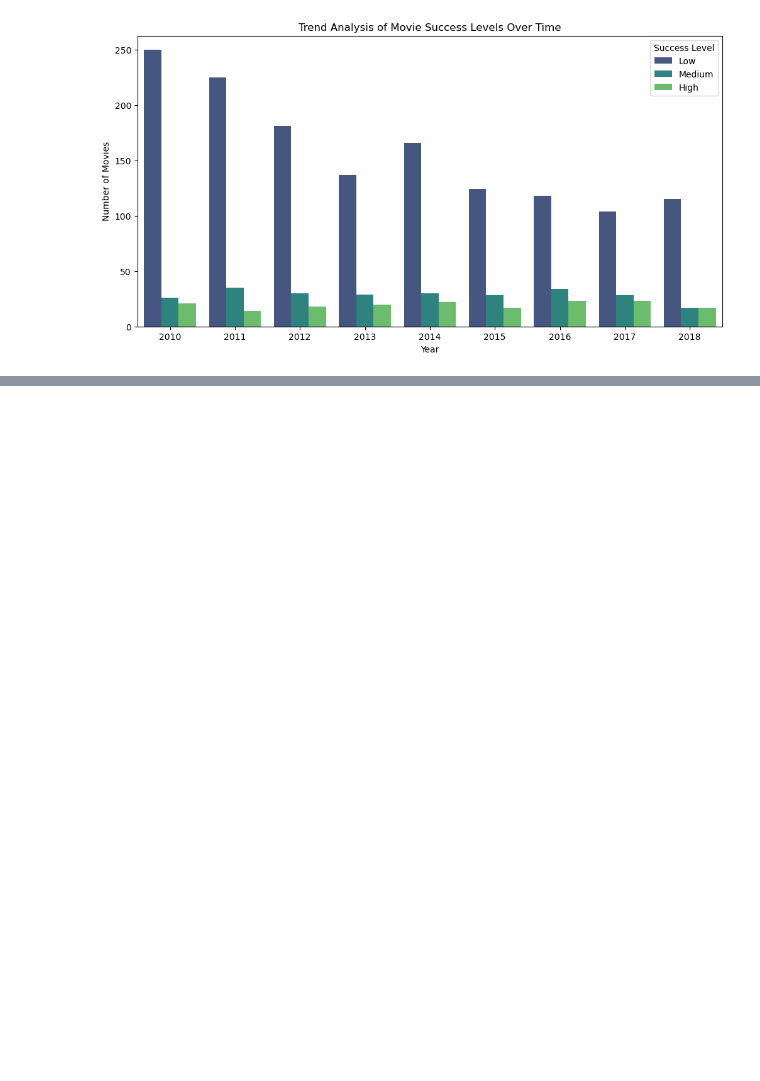
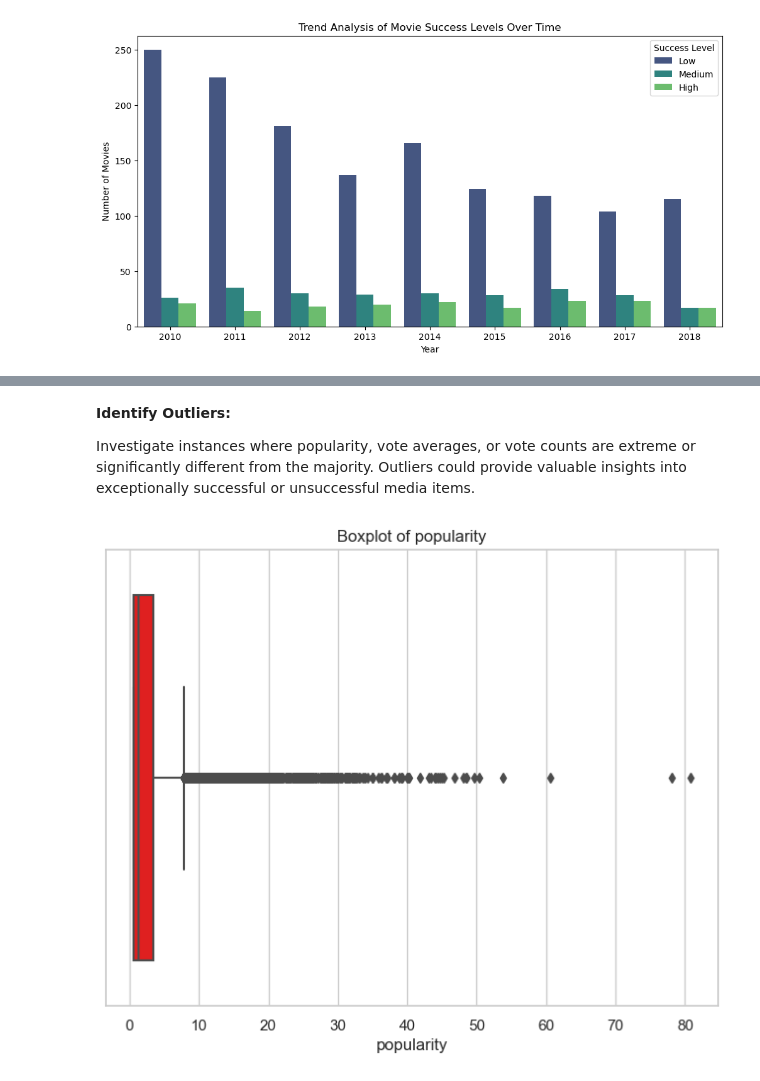
Before and after one commit to Adhiambo254/project_phase1, a Jupyter notebook: index.ipynb, the cells around one changed output, grey strips where cells are left out. Drawn from its saved outputs; the diff is of its cells as text; code cells hidden in the pictures; blank space fills up the shorter version.

```diff
--- a/index.ipynb
+++ b/index.ipynb
@@ -549,0 +690,3 @@ plt.show()
+# %%
+# Convert 'release_date' to datetime
+tmdb_movies_df['release_date'] = pd.to_datetime(tmdb_movies_df['release_date'])
@@ -549,0 +712,3 @@ plt.show()
+# %%
+#Drop the duplicates
+tmdb_movies_df = tmdb_movies_df.drop_duplicates()
@@ -549,0 +749,3 @@ plt.show()
+# %%
+# Convert release_date to datetime format
+tmdb_movies_df['release_date'] = pd.to_datetime(tmdb_movies_df['release_date'])
@@ -549,0 +778,17 @@ plt.show()
+# %% [markdown]
+**Identify Outliers:**
+
+Investigate instances where popularity, vote averages, or vote counts are extreme or significantly different from the majority. Outliers could provide valuable insights into exceptionally successful or unsuccessful media items.
+# %%
+# Function to create box plots for identifying outliers
+def identify_outliers_boxplot(data, column_name, color):
+    plt.figure(figsize=(8, 6))
+    sns.boxplot(x=data[column_name], color=color)
+    plt.title(f'Boxplot of {column_name}')
+    plt.xlabel(column_name)
+    plt.show()
+# %%
+# Identify outliers for Popularity
+identify_outliers_boxplot(tmdb_movies_df, 'popularity', 'red')
+# %% [output]
+[figure, added]
```
Also changed, not shown: parts of 38 cells of this notebook.
